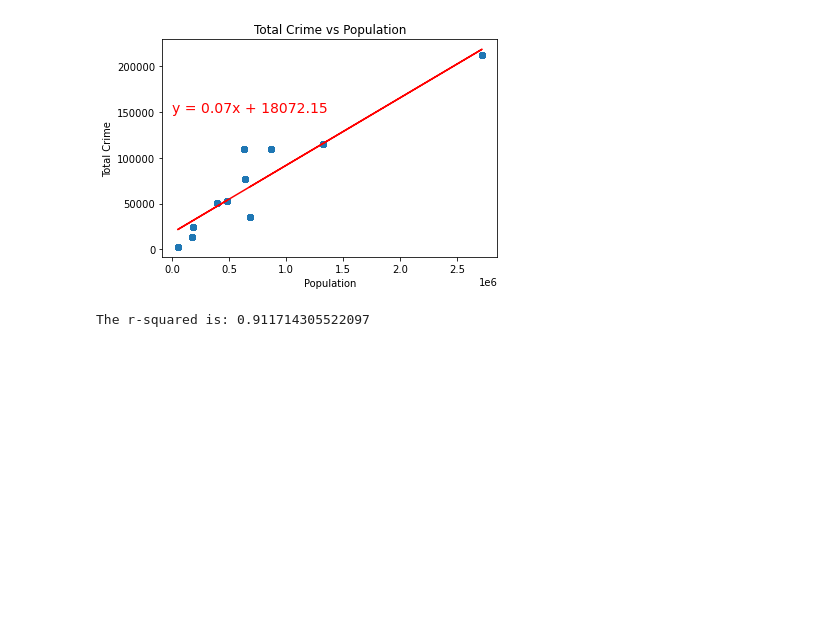
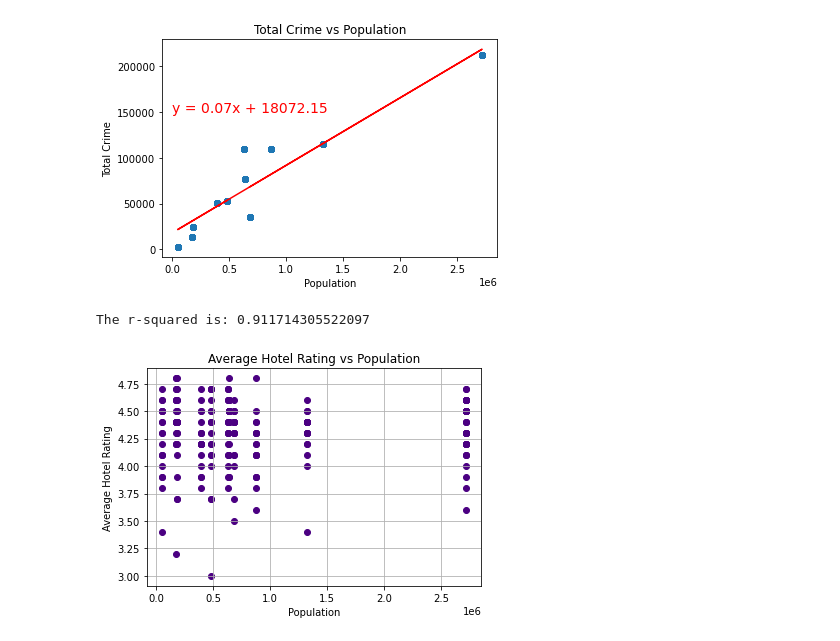
Before and after one commit to meghanvl/project_won, a Jupyter notebook: Visualizations.ipynb, the cells around one changed output. Saved outputs shown, nothing was run; the diff lists cells and outputs as text; code cells hidden in the pictures; blank space fills up the shorter version.

```diff
--- a/Visualizations.ipynb
+++ b/Visualizations.ipynb
@@ -288,3 +337,14 @@ print(f"The r-squared is: {rvalue**2}")
 # %% [output]
 [figure]
 The r-squared is: 0.911714305522097
+# %%
+#scatter plot hotel rating vs population
+plt.scatter(rating_crime_df["Population"], rating_crime_df["Hotel Rating"], marker="o", color="indigo")
+plt.title("Average Hotel Rating vs Population")
+plt.xlabel("Population")
+plt.ylabel("Average Hotel Rating")
+plt.savefig("HotelRatingvsPop.png")
+plt.grid()
+plt.show()
+# %% [output]
+[figure, added]
```
Also changed, not shown: parts of 11 cells of this notebook.
